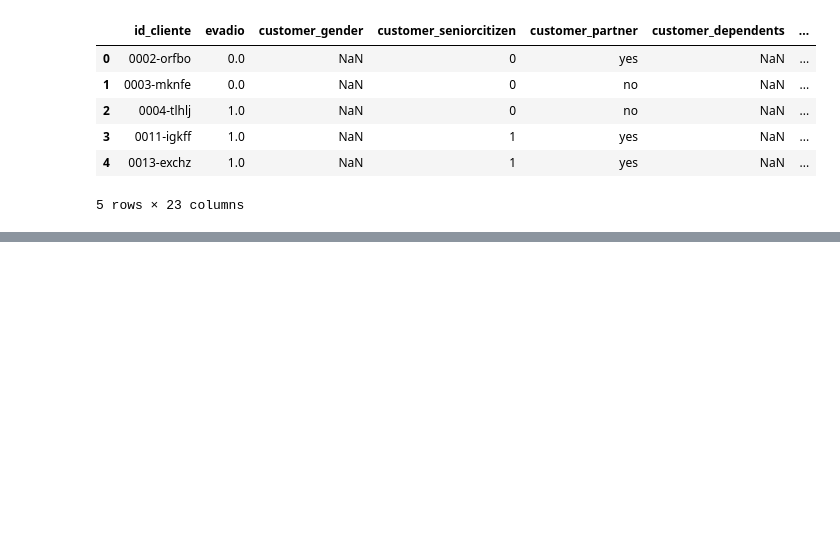
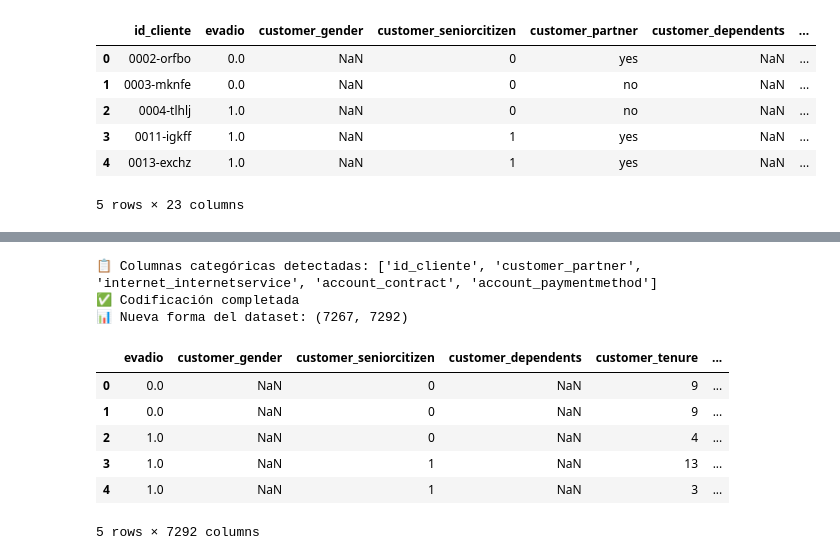
Before and after one commit to Junior11995/Challenge-TelecomX-Parte2-Prediccion, a Jupyter notebook: Challenge_TelecomX_Parte2_Prediccion.ipynb, the cells around one changed output, grey strips where cells are left out. Saved outputs shown, nothing was run; the diff lists cells and outputs as text; code cells hidden in the pictures; blank space fills up the shorter version.

Commit message:
Aplicación de One-Hot Encoding a variables categóricas

```diff
--- a/Challenge_TelecomX_Parte2_Prediccion.ipynb
+++ b/Challenge_TelecomX_Parte2_Prediccion.ipynb
@@ -197,0 +206,24 @@ df_ml.head()
+# %%
+# Verificamos columnas categóricas
+cat_cols = df_ml.select_dtypes(include=["object"]).columns.tolist()
+print("📋 Columnas categóricas detectadas:", cat_cols)
+
+# Aplicamos One-Hot Encoding con pandas.get_dummies
+df_ml_encoded = pd.get_dummies(df_ml, columns=cat_cols, drop_first=True)
+
+print("✅ Codificación completada")
+print("📊 Nueva forma del dataset:", df_ml_encoded.shape)
+
+# Mostrar primeras filas para verificar
+df_ml_encoded.head()
+# %% [output]
+📋 Columnas categóricas detectadas: ['id_cliente', 'customer_partner', 'internet_internetservice', 'account_contract', 'account_paymentmethod']
+✅ Codificación completada
+📊 Nueva forma del dataset: (7267, 7292)
+|  | evadio | customer_gender | customer_seniorcitizen | customer_dependents | customer_tenure | ... |
+| 0 | 0.0 | NaN | 0 | NaN | 9 | ... |
+| 1 | 0.0 | NaN | 0 | NaN | 9 | ... |
+| 2 | 1.0 | NaN | 0 | NaN | 4 | ... |
+| 3 | 1.0 | NaN | 1 | NaN | 13 | ... |
+| 4 | 1.0 | NaN | 1 | NaN | 3 | ... |
+5 rows × 7292 columns
```
Also changed, not shown: parts of 1 cell of this notebook.
